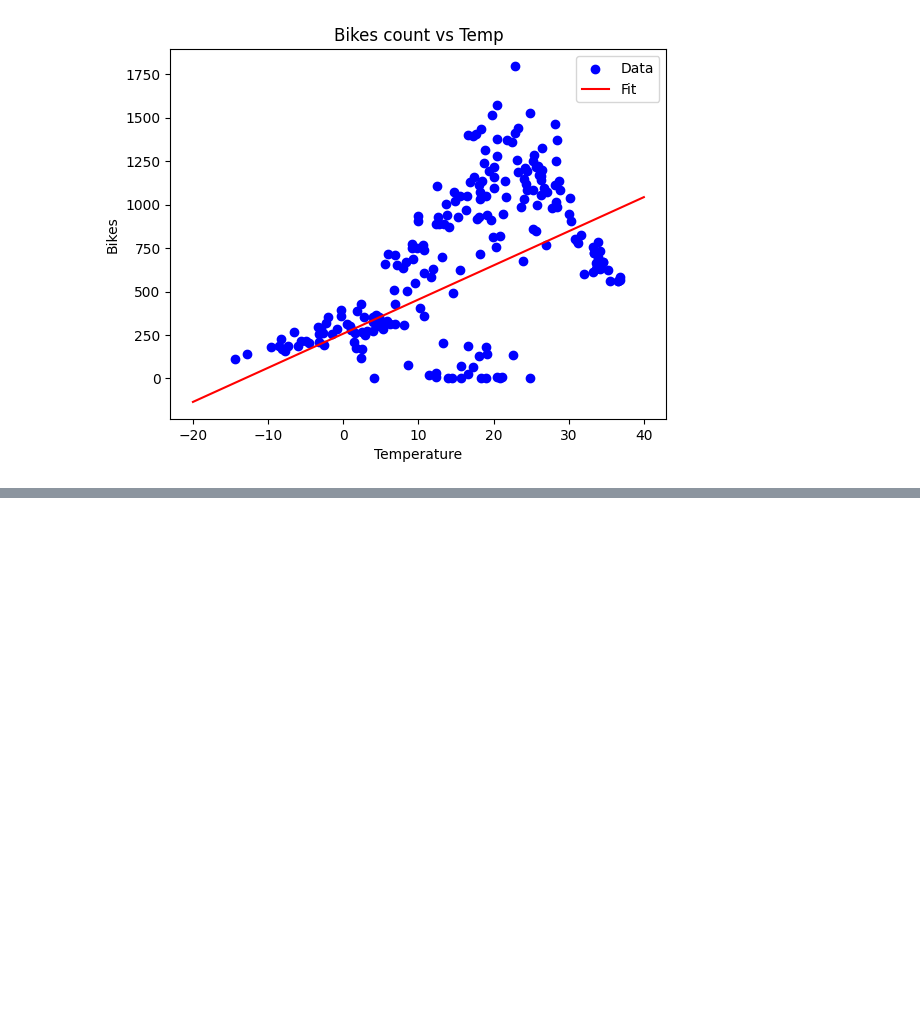
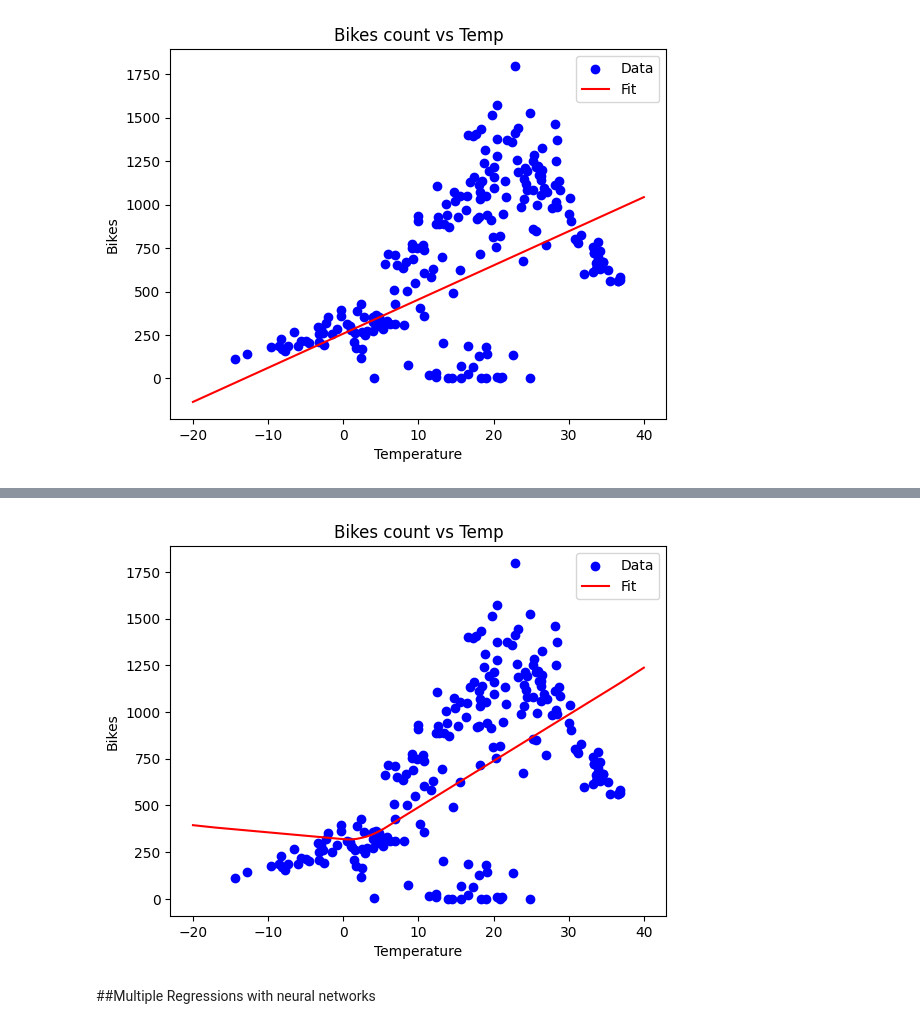
Before and after one commit to bryaanabraham/Machine_Learning, a Jupyter notebook: Bikes_dataset.ipynb, the cells around one changed output, grey strips where cells are left out. Saved outputs shown, nothing was run; the diff lists cells and outputs as text; code cells hidden in the pictures; blank space fills up the shorter version.

```diff
--- a/Bikes_dataset.ipynb
+++ b/Bikes_dataset.ipynb
@@ -178,0 +245,10 @@ plt.show()
+# %%
+plt.scatter(X_train_temp, y_train_temp, label="Data", color="blue")
+x = tf.linspace(-20, 40, 100)
+plt.plot(x, nn_model.predict(np.array(x).reshape(-1,1)), label="Fit", color="red")
+plt.title("Bikes count vs Temp")
+plt.legend()
+plt.xlabel("Temperature")
+plt.ylabel("Bikes")
+plt.show()
+# %% [output]
@@ -178,0 +256,3 @@ plt.show()
+[figure, added]
+# %% [markdown]
+##Multiple Regressions with neural networks
```
Also changed, not shown: parts of 26 cells of this notebook.
